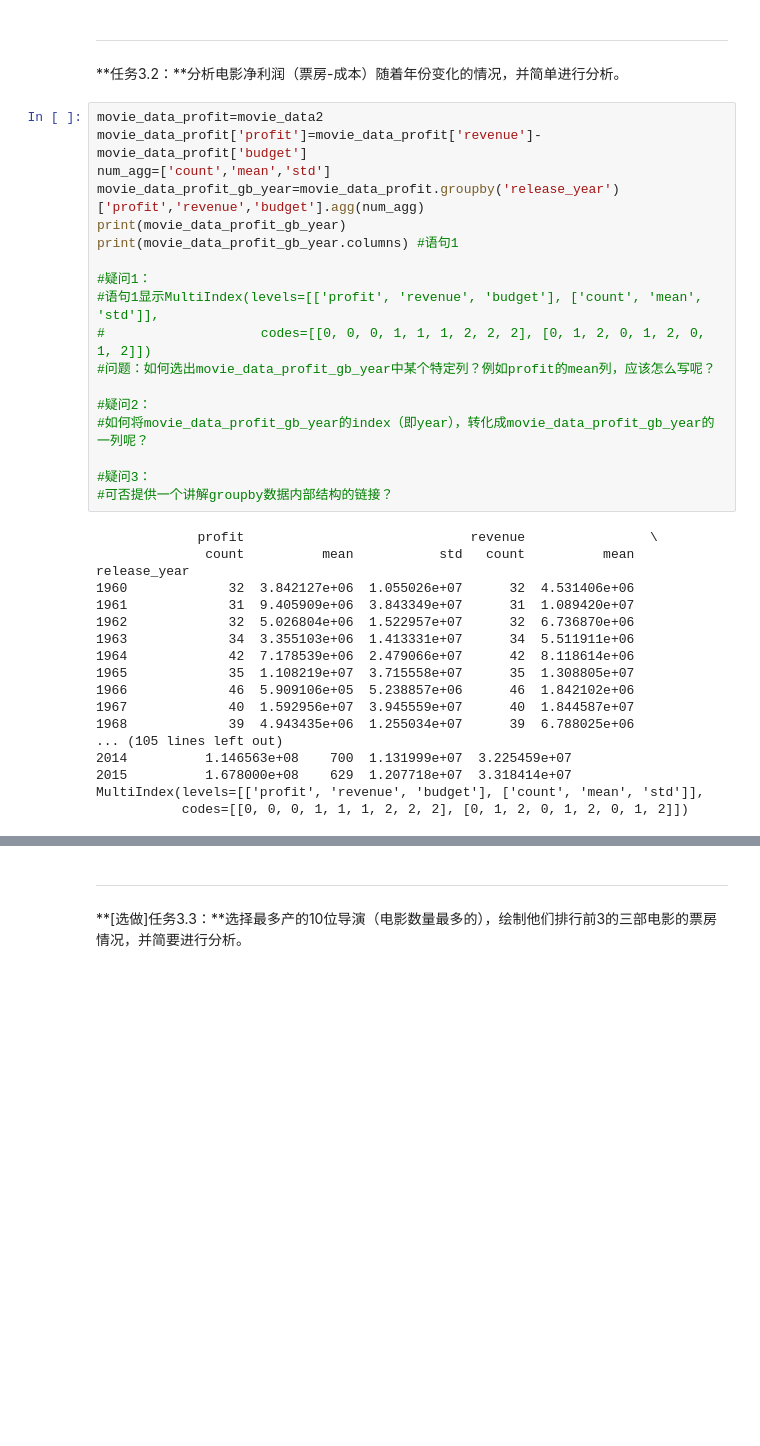
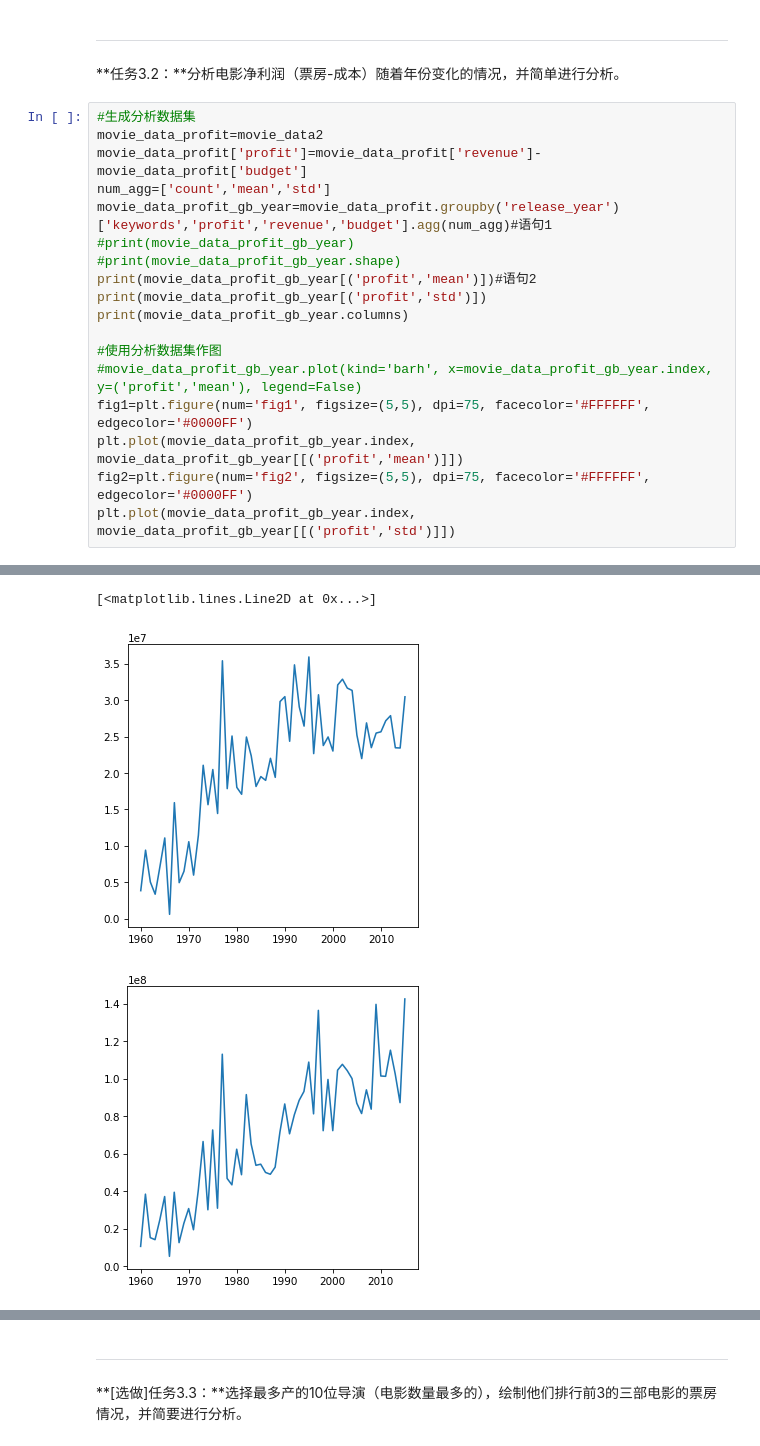
Before and after one commit to guxijun/Uda-assignment, a Jupyter notebook: Explore Movie Dataset.ipynb, the cells around one changed output, grey strips where cells are left out. Cells and saved outputs as stored; diff of their text form; blank space fills up the shorter version.

```diff
--- a/Explore Movie Dataset.ipynb
+++ b/Explore Movie Dataset.ipynb
@@ -250,39 +250,22 @@ plt.barh(data=movie_data_top20pop,width='popularity',y='original_title')
 # %% [markdown]
 ---
 **任务3.2：**分析电影净利润（票房-成本）随着年份变化的情况，并简单进行分析。
-# %%
-movie_data_profit=movie_data2
-movie_data_profit['profit']=movie_data_profit['revenue']-movie_data_profit['budget']
-num_agg=['count','mean','std']
-movie_data_profit_gb_year=movie_data_profit.groupby('release_year')['profit','revenue','budget'].agg(num_agg)
-print(movie_data_profit_gb_year)
-print(movie_data_profit_gb_year.columns) #语句1
-
-#疑问1：
-#语句1显示MultiIndex(levels=[['profit', 'revenue', 'budget'], ['count', 'mean', 'std']],
-#                    codes=[[0, 0, 0, 1, 1, 1, 2, 2, 2], [0, 1, 2, 0, 1, 2, 0, 1, 2]])
-#问题：如何选出movie_data_profit_gb_year中某个特定列？例如profit的mean列，应该怎么写呢？
-
-#疑问2：
-#如何将movie_data_profit_gb_year的index（即year），转化成movie_data_profit_gb_year的一列呢？
-
-#疑问3：
-#可否提供一个讲解groupby数据内部结构的链接？
-# %% [output]
-             profit                             revenue                \
-              count          mean           std   count          mean
-release_year
-1960             32  3.842127e+06  1.055026e+07      32  4.531406e+06
-1961             31  9.405909e+06  3.843349e+07      31  1.089420e+07
-1962             32  5.026804e+06  1.522957e+07      32  6.736870e+06
-1963             34  3.355103e+06  1.413331e+07      34  5.511911e+06
-1964             42  7.178539e+06  2.479066e+07      42  8.118614e+06
-1965             35  1.108219e+07  3.715558e+07      35  1.308805e+07
-1966             46  5.909106e+05  5.238857e+06      46  1.842102e+06
-1967             40  1.592956e+07  3.945559e+07      40  1.844587e+07
-1968             39  4.943435e+06  1.255034e+07      39  6.788025e+06
-... (105 lines left out)
-2014          1.146563e+08    700  1.131999e+07  3.225459e+07
-2015          1.678000e+08    629  1.207718e+07  3.318414e+07
-MultiIndex(levels=[['profit', 'revenue', 'budget'], ['count', 'mean', 'std']],
-           codes=[[0, 0, 0, 1, 1, 1, 2, 2, 2], [0, 1, 2, 0, 1, 2, 0, 1, 2]])
+# %%
+#生成分析数据集
+movie_data_profit=movie_data2
+movie_data_profit['profit']=movie_data_profit['revenue']-movie_data_profit['budget']
+num_agg=['count','mean','std']
+movie_data_profit_gb_year=movie_data_profit.groupby('release_year')['keywords','profit','revenue','budget'].agg(num_agg)#语句1
+#print(movie_data_profit_gb_year)
+#print(movie_data_profit_gb_year.shape)
+print(movie_data_profit_gb_year[('profit','mean')])#语句2
+print(movie_data_profit_gb_year[('profit','std')])
+print(movie_data_profit_gb_year.columns)
+
+#使用分析数据集作图
+#movie_data_profit_gb_year.plot(kind='barh', x=movie_data_profit_gb_year.index, y=('profit','mean'), legend=False)
+fig1=plt.figure(num='fig1', figsize=(5,5), dpi=75, facecolor='#FFFFFF', edgecolor='#0000FF')
+plt.plot(movie_data_profit_gb_year.index, movie_data_profit_gb_year[[('profit','mean')]])
+fig2=plt.figure(num='fig2', figsize=(5,5), dpi=75, facecolor='#FFFFFF', edgecolor='#0000FF')
+plt.plot(movie_data_profit_gb_year.index, movie_data_profit_gb_year[[('profit','std')]])
+# %% [output]
@@ -288,0 +289,3 @@ MultiIndex(levels=[['profit', 'revenue', 'budget'], ['count', 'mean', 'std']],
+[<matplotlib.lines.Line2D at 0x...>]
+[figure, added]
+[figure, added]
```
Also changed, not shown: parts of 2 cells of this notebook, 2 other files.
